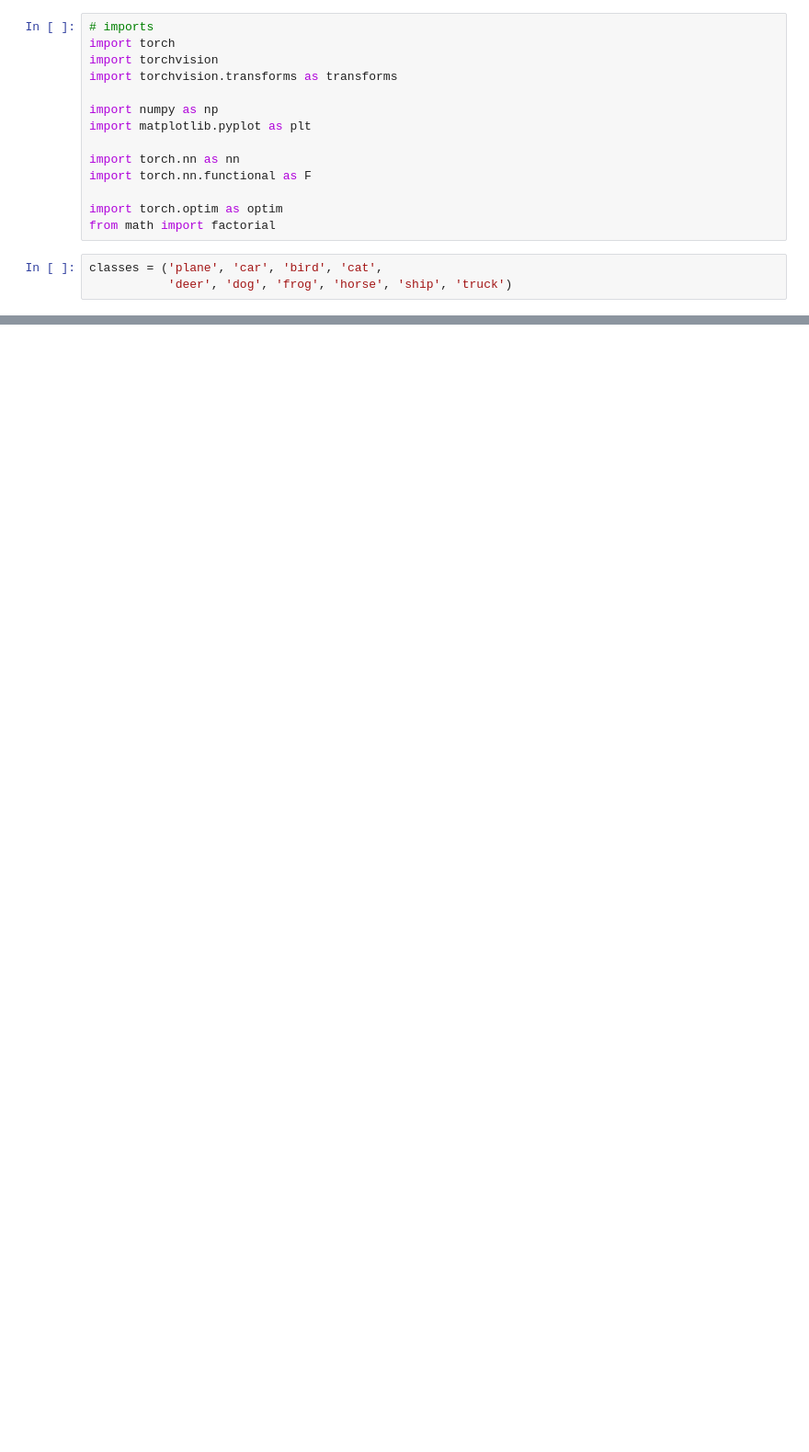
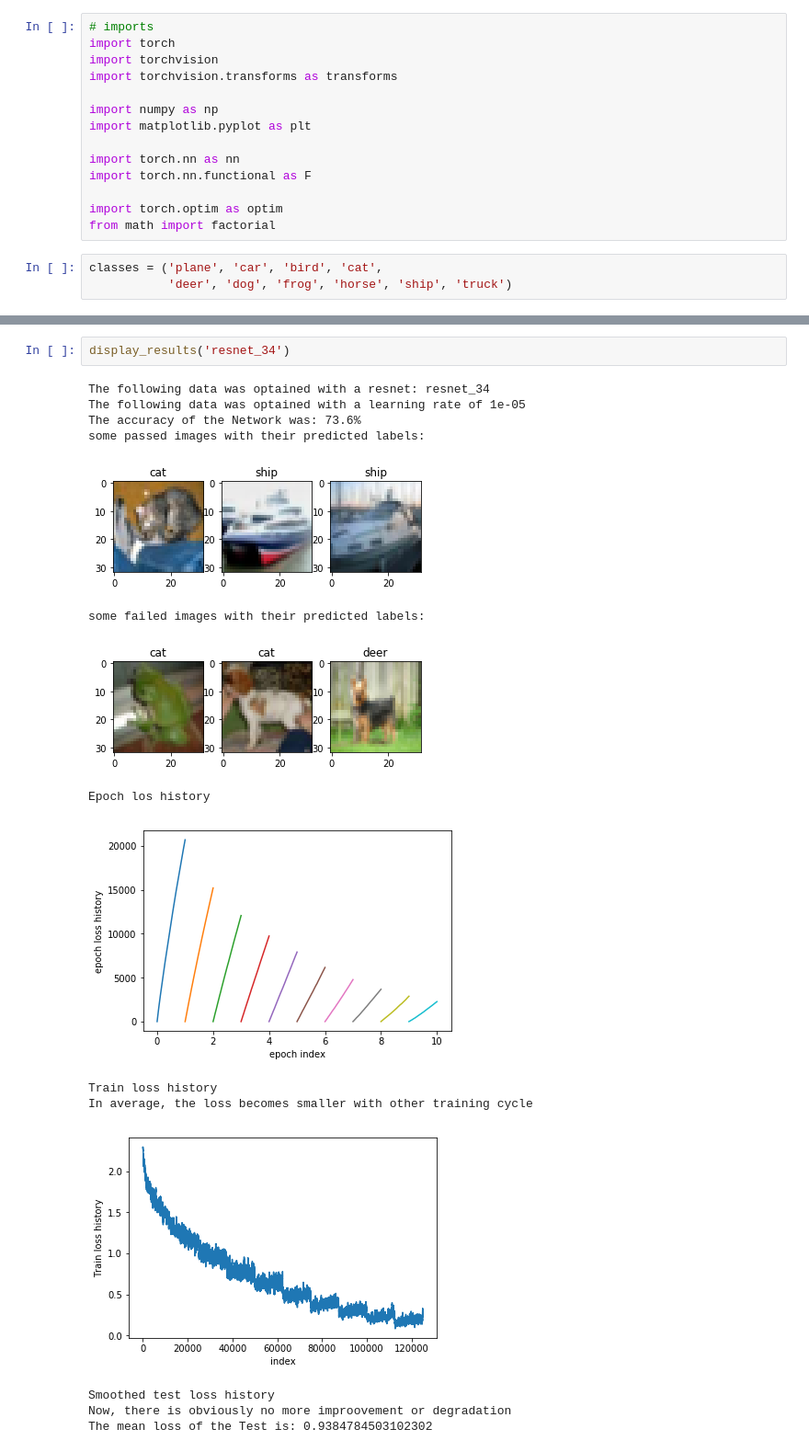
Before and after one commit to paulhfu/Machine-Learning-for-Visual-Computing, a Jupyter notebook: EX9/1_results.ipynb, the cells around one changed output, grey strips where cells are left out. Shown at 92% size. Drawn from its saved outputs; the diff is of its cells as text; blank space fills up the shorter version.

```diff
--- a/EX9/1_results.ipynb
+++ b/EX9/1_results.ipynb
@@ -130,0 +149,18 @@ some passed images with their predicted labels:
+# %%
+display_results('resnet_34')
+# %% [output]
+The following data was optained with a resnet: resnet_34
+The following data was optained with a learning rate of 1e-05
+The accuracy of the Network was: 73.6%
+some passed images with their predicted labels:
+[figure, added]
+some failed images with their predicted labels:
+[figure, added]
+Epoch los history
+[figure, added]
+Train loss history
+In average, the loss becomes smaller with other training cycle
+[figure, added]
+Smoothed test loss history
+Now, there is obviously no more improovement or degradation
+The mean loss of the Test is: 0.9384784503102302
```
Also changed, not shown: parts of 7 cells of this notebook, 2 other files.
